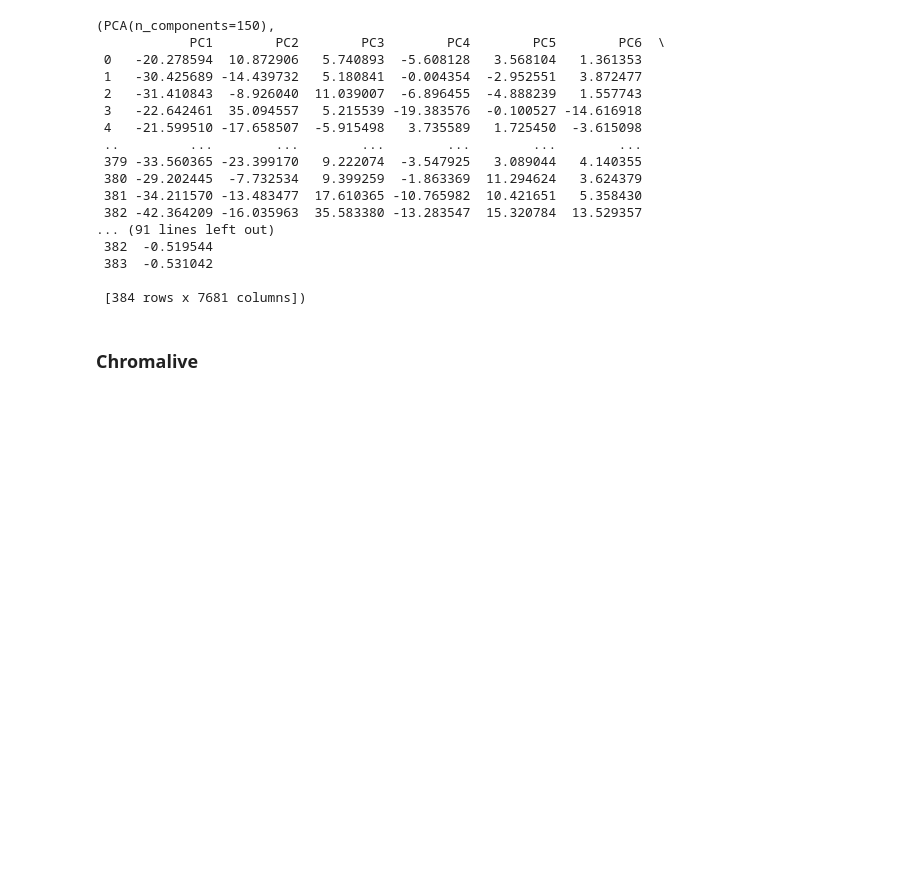
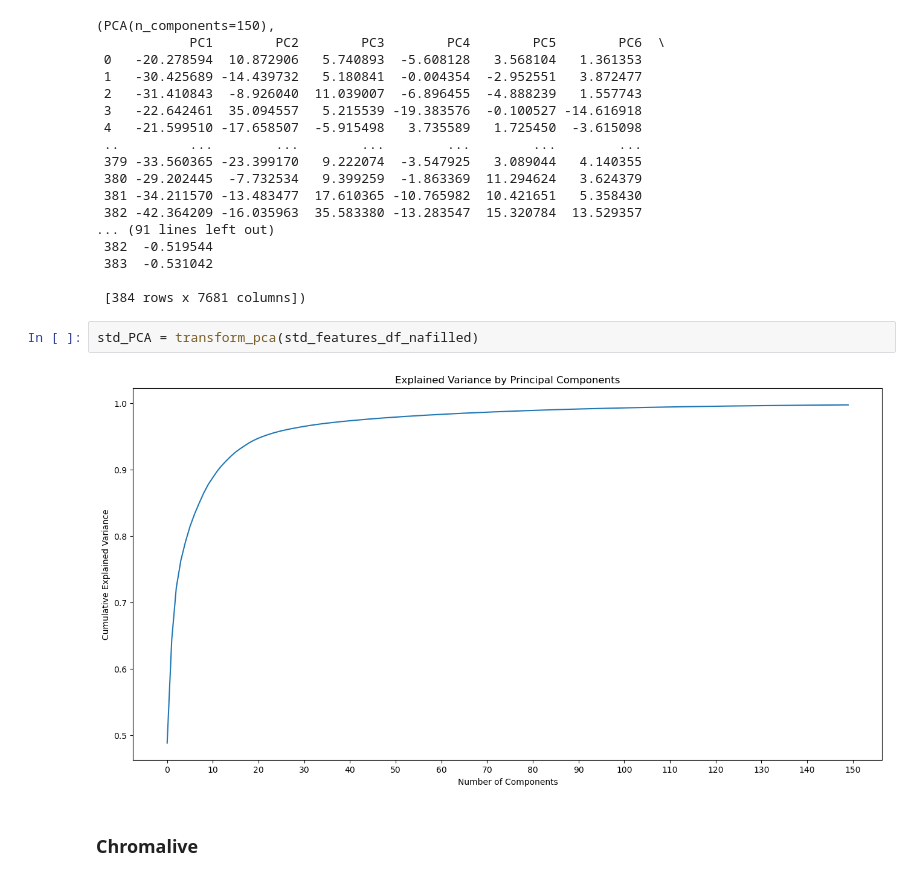
Before and after one commit to broadinstitute/2022_09_07_New_phenotypic_dye_testing_CDoT_Broad, a Jupyter notebook: NoiseRemoval.ipynb, the cells around one changed output. Cells and saved outputs as stored; diff of their text form; blank space fills up the shorter version.

```diff
--- a/NoiseRemoval.ipynb
+++ b/NoiseRemoval.ipynb
@@ -103,6 +143,10 @@ transform_pca(std_features_df_nafilled)
  383  -0.531042
 
  [384 rows x 7681 columns])
+# %%
+std_PCA = transform_pca(std_features_df_nafilled)
+# %% [output]
+[figure, added]
 # %% [markdown]
 ### Chromalive
 # %%
```
Also changed, not shown: parts of 10 cells of this notebook.
